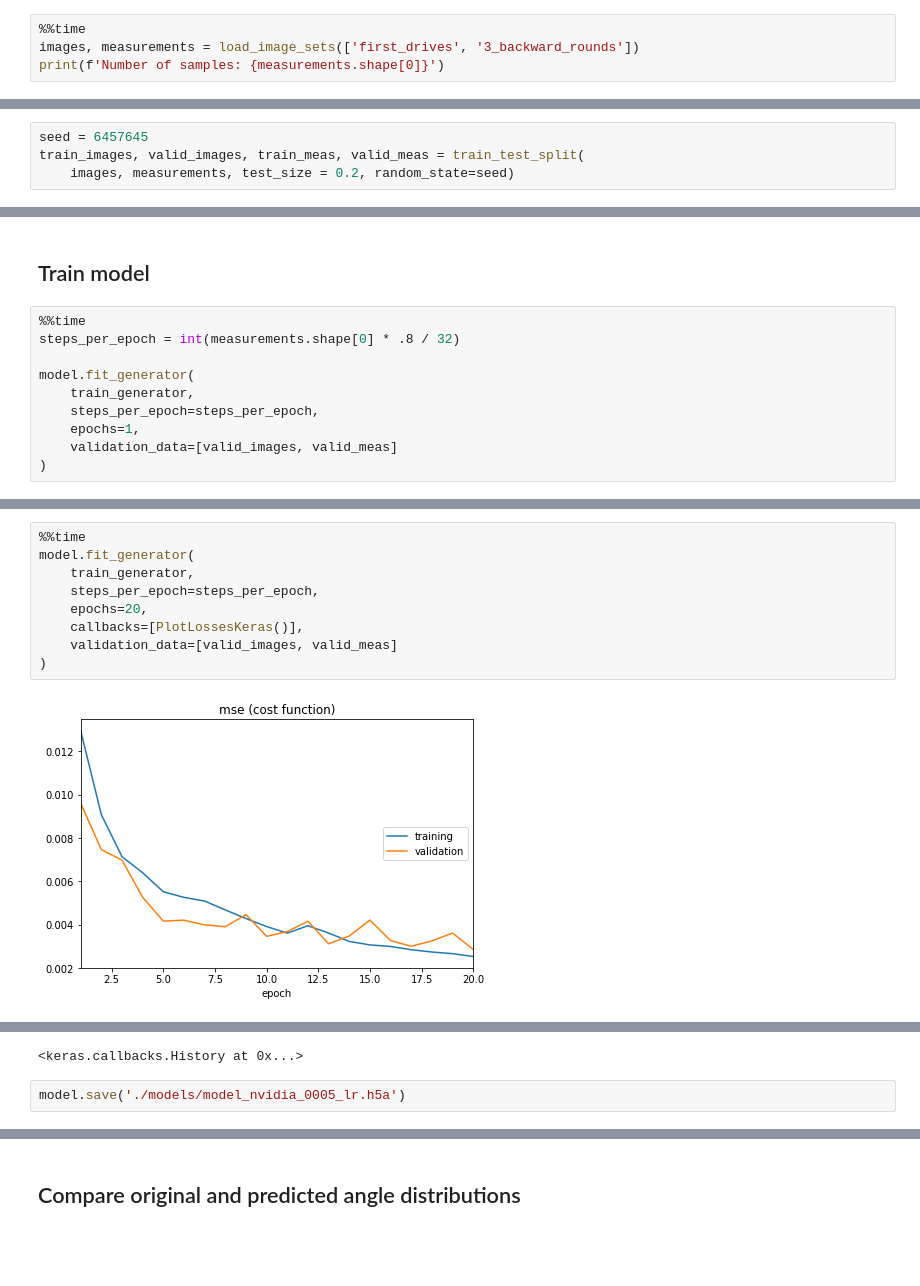
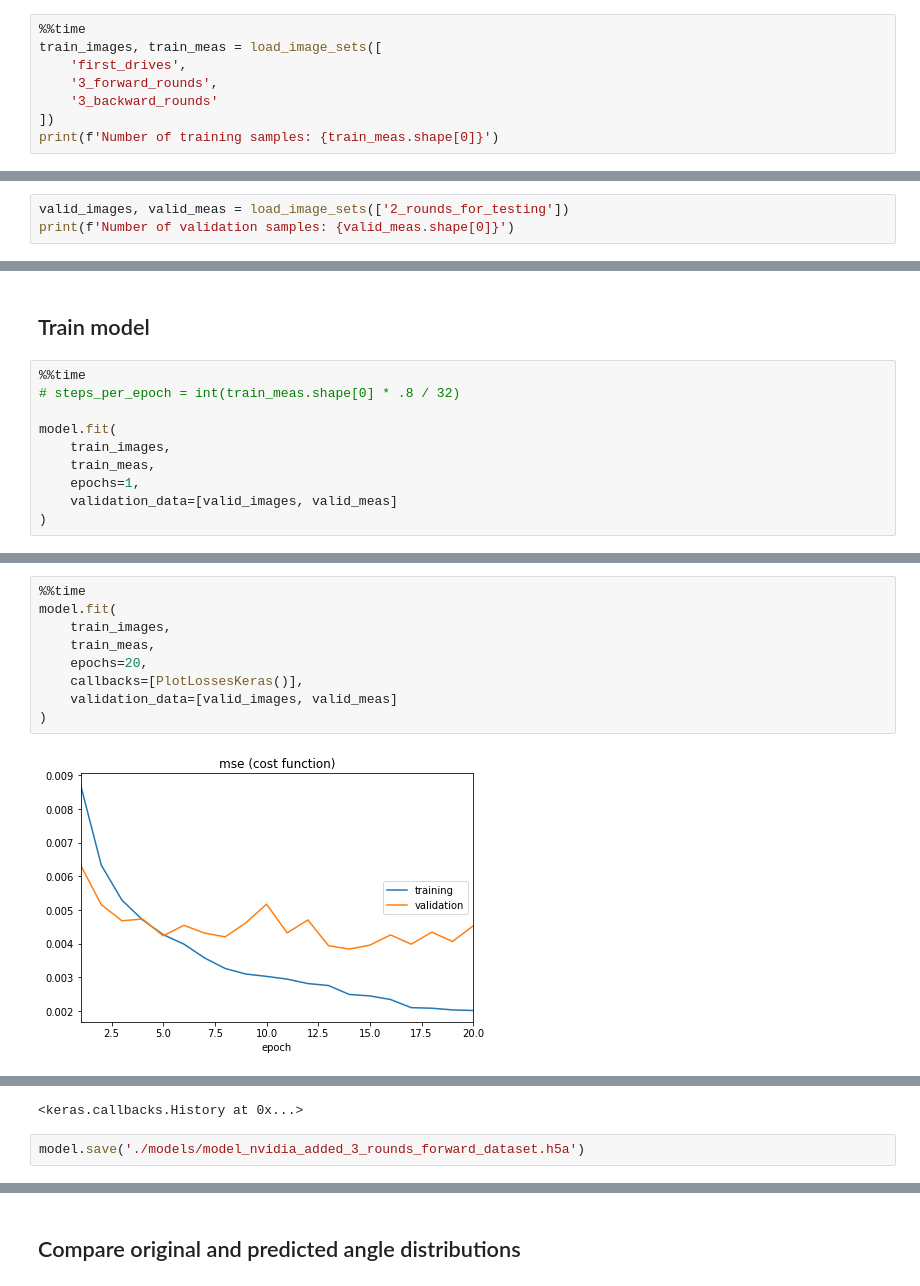
Before and after one commit to koulakis/CarND-Behavioral-Cloning-P3, a Jupyter notebook: clone.ipynb, the cells around one changed output, grey strips where cells are left out. Cells and saved outputs as stored; diff of their text form; blank space fills up the shorter version.

```diff
--- a/clone.ipynb
+++ b/clone.ipynb
@@ -54,6 +54,10 @@ def load_image_sets(image_set_names):
     return np.vstack(image_sets), np.hstack(measure_sets)
 # %%
 %%time
-images, measurements = load_image_sets(['first_drives', '3_backward_rounds'])
-print(f'Number of samples: {measurements.shape[0]}')
+train_images, train_meas = load_image_sets([
+    'first_drives',
+    '3_forward_rounds',
+    '3_backward_rounds'
+])
+print(f'Number of training samples: {train_meas.shape[0]}')
 # %% [output]
@@ -63,4 +66,0 @@ Wall time: 8.88 s
-# %%
-seed = 6457645
-train_images, valid_images, train_meas, valid_meas = train_test_split(
-    images, measurements, test_size = 0.2, random_state=seed)
@@ -73,0 +67,3 @@ train_generator = train_datagen.flow(train_images, train_meas, batch_size=32)
+# %%
+valid_images, valid_meas = load_image_sets(['2_rounds_for_testing'])
+print(f'Number of validation samples: {valid_meas.shape[0]}')
@@ -159,11 +160,11 @@ _________________________________________________________________
 ## Train model
 # %%
 %%time
-steps_per_epoch = int(measurements.shape[0] * .8 / 32)
+# steps_per_epoch = int(train_meas.shape[0] * .8 / 32)
 
-model.fit_generator(
-    train_generator,
-    steps_per_epoch=steps_per_epoch,
+model.fit(
+    train_images,
+    train_meas,
     epochs=1,
     validation_data=[valid_images, valid_meas]
 )
@@ -175,12 +178,12 @@ Wall time: 14.4 s
 # %%
 %%time
-model.fit_generator(
-    train_generator,
-    steps_per_epoch=steps_per_epoch,
+model.fit(
+    train_images,
+    train_meas,
     epochs=20,
     callbacks=[PlotLossesKeras()],
     validation_data=[valid_images, valid_meas]
 )
 # %% [output]
-[figure, old version]
+[figure, new version]
 mse (cost function):
@@ -191,6 +194,6 @@ Wall time: 3min 21s
 <keras.callbacks.History at 0x...>
 # %%
-model.save('./models/model_nvidia_0005_lr.h5a')
+model.save('./models/model_nvidia_added_3_rounds_forward_dataset.h5a')
 # %%
 !./upload_models_to_s3.sh
 # %% [output]
```
Also changed, not shown: parts of 13 cells of this notebook, 1 other file.
